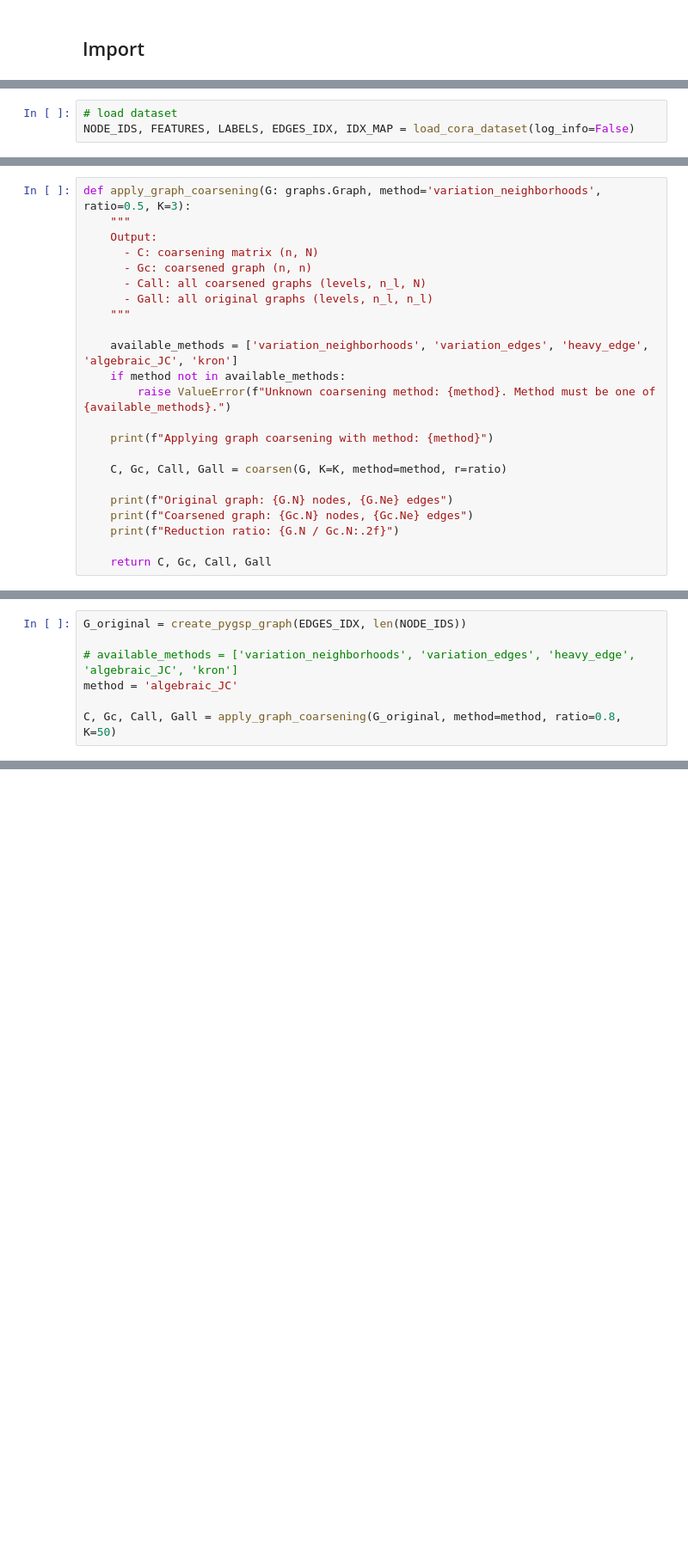
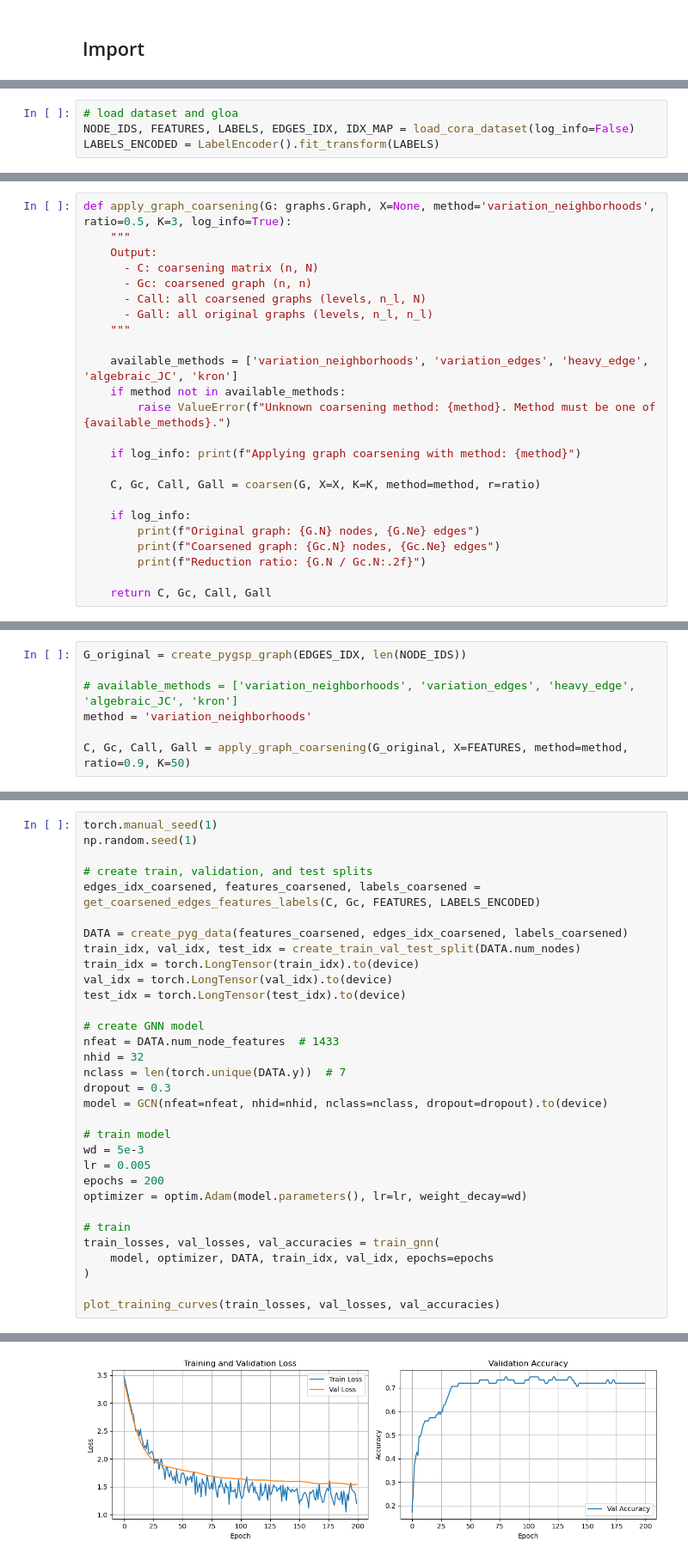
Before and after one commit to whiitex/Gang-Prediction, a Jupyter notebook: src/LocalVariation.ipynb, the cells around one changed output, grey strips where cells are left out. Shown at 86% size. Drawn from its saved outputs; the diff is of its cells as text; blank space fills up the shorter version.

Commit message:
feat: train GNN on coarsened graph and propagate labels back to fine nodes; plot over different ratios and methods

```diff
--- a/src/LocalVariation.ipynb
+++ b/src/LocalVariation.ipynb
@@ -50,3 +65,4 @@ Using device: cuda
 # %%
-# load dataset
+# load dataset and gloa
 NODE_IDS, FEATURES, LABELS, EDGES_IDX, IDX_MAP = load_cora_dataset(log_info=False)
+LABELS_ENCODED = LabelEncoder().fit_transform(LABELS)
@@ -236,5 +92,5 @@ def create_pygsp_graph(edges, num_nodes) -> graphs.Graph:
 # %%
-def apply_graph_coarsening(G: graphs.Graph, method='variation_neighborhoods', ratio=0.5, K=3):
+def apply_graph_coarsening(G: graphs.Graph, X=None, method='variation_neighborhoods', ratio=0.5, K=3, log_info=True):
     """
     Output:
       - C: coarsening matrix (n, N)
@@ -247,12 +103,13 @@ def apply_graph_coarsening(G: graphs.Graph, method='variation_neighborhoods', ra
     if method not in available_methods:
         raise ValueError(f"Unknown coarsening method: {method}. Method must be one of {available_methods}.")
 
-    print(f"Applying graph coarsening with method: {method}")
+    if log_info: print(f"Applying graph coarsening with method: {method}")
 
-    C, Gc, Call, Gall = coarsen(G, K=K, method=method, r=ratio)
+    C, Gc, Call, Gall = coarsen(G, X=X, K=K, method=method, r=ratio)
 
-    print(f"Original graph: {G.N} nodes, {G.Ne} edges")
-    print(f"Coarsened graph: {Gc.N} nodes, {Gc.Ne} edges")
-    print(f"Reduction ratio: {G.N / Gc.N:.2f}")
+    if log_info:
+        print(f"Original graph: {G.N} nodes, {G.Ne} edges")
+        print(f"Coarsened graph: {Gc.N} nodes, {Gc.Ne} edges")
+        print(f"Reduction ratio: {G.N / Gc.N:.2f}")
 
     return C, Gc, Call, Gall
@@ -285,7 +182,7 @@ def get_coarsened_edges_and_features(C, edges_idx, features):
 G_original = create_pygsp_graph(EDGES_IDX, len(NODE_IDS))
 
 # available_methods = ['variation_neighborhoods', 'variation_edges', 'heavy_edge', 'algebraic_JC', 'kron']
-method = 'algebraic_JC'
+method = 'variation_neighborhoods'
 
-C, Gc, Call, Gall = apply_graph_coarsening(G_original, method=method, ratio=0.8, K=50)
+C, Gc, Call, Gall = apply_graph_coarsening(G_original, X=FEATURES, method=method, ratio=0.9, K=50)
 # %% [output]
@@ -298,0 +283,33 @@ Reduction ratio: 5.00
+# %%
+torch.manual_seed(1)
+np.random.seed(1)
+
+# create train, validation, and test splits
+edges_idx_coarsened, features_coarsened, labels_coarsened = get_coarsened_edges_features_labels(C, Gc, FEATURES, LABELS_ENCODED)
+
+DATA = create_pyg_data(features_coarsened, edges_idx_coarsened, labels_coarsened)
+train_idx, val_idx, test_idx = create_train_val_test_split(DATA.num_nodes)
+train_idx = torch.LongTensor(train_idx).to(device)
+val_idx = torch.LongTensor(val_idx).to(device)
+test_idx = torch.LongTensor(test_idx).to(device)
+
+# create GNN model
+nfeat = DATA.num_node_features  # 1433
+nhid = 32
+nclass = len(torch.unique(DATA.y))  # 7
+dropout = 0.3
+model = GCN(nfeat=nfeat, nhid=nhid, nclass=nclass, dropout=dropout).to(device)
+
+# train model
+wd = 5e-3
+lr = 0.005
+epochs = 200
+optimizer = optim.Adam(model.parameters(), lr=lr, weight_decay=wd)
+
+# train
+train_losses, val_losses, val_accuracies = train_gnn(
+    model, optimizer, DATA, train_idx, val_idx, epochs=epochs
+)
+
+plot_training_curves(train_losses, val_losses, val_accuracies)
+# %% [output]
@@ -298,0 +336 @@ Reduction ratio: 5.00
+[figure, new version]
```
Also changed, not shown: parts of 34 cells of this notebook.
